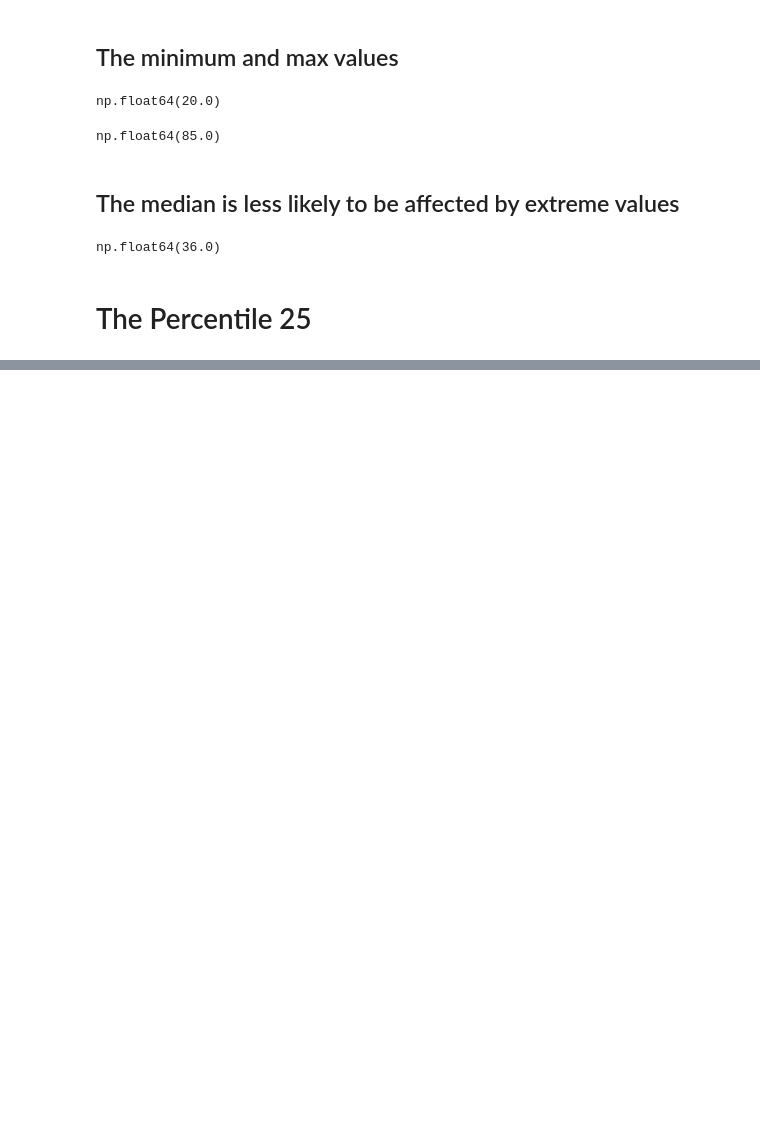
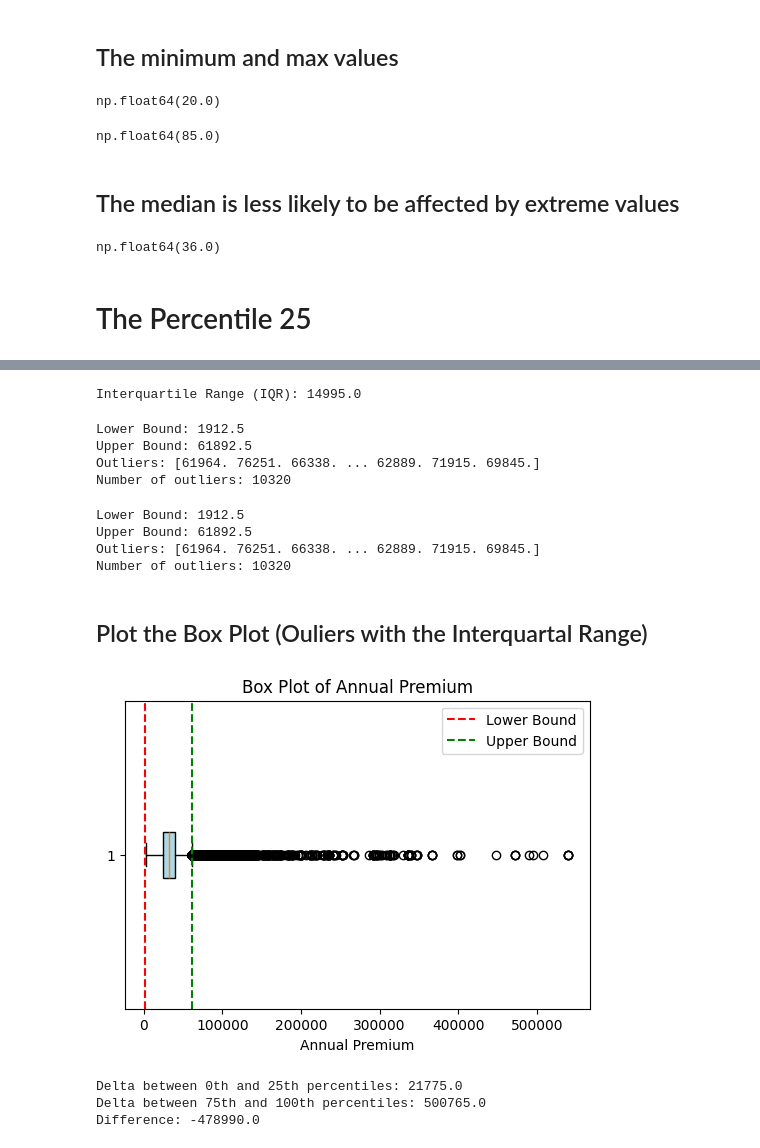
Before and after one commit to joseph-jomon/keaggling, a Jupyter notebook: First_task.ipynb, the cells around one changed output, grey strips where cells are left out. Drawn from its saved outputs; the diff is of its cells as text; code cells hidden in the pictures; blank space fills up the shorter version.

Commit message:
What to do in case of outliers

```diff
--- a/First_task.ipynb
+++ b/First_task.ipynb
@@ -316,0 +360,2 @@ q3 = np.percentile(age, 75)
+# %%
+q1_annual_premium = np.percentile(annual_premium, 25)
@@ -316,0 +364,65 @@ q3 = np.percentile(age, 75)
+# %%
+q3_annual_premium = np.percentile(annual_premium, 75)
+# %%
+iqr_annual_premium = q3_annual_premium - q1_annual_premium
+print("Interquartile Range (IQR):", iqr_annual_premium)
+# %% [output]
+Interquartile Range (IQR): 14995.0
+# %%
+lower_bound_annual_premium = q1_annual_premium - 1.5 * iqr_annual_premium
+upper_bound_annual_premium = q3_annual_premium + 1.5 * iqr_annual_premium
+print("Lower Bound:", lower_bound_annual_premium)
+print("Upper Bound:", upper_bound_annual_premium)
+# Identify outliers in Annual_Premium using IQR method
+outliers_annual_premium = annual_premium[(annual_premium < lower_bound_annual_premium) | (annual_premium > upper_bound_annual_premium)]
+print("Outliers:", outliers_annual_premium)
+print("Number of outliers:", len(outliers_annual_premium))
+# %% [output]
+Lower Bound: 1912.5
+Upper Bound: 61892.5
+Outliers: [61964. 76251. 66338. ... 62889. 71915. 69845.]
+Number of outliers: 10320
+# %%
+lower_bound_annual_premium = q1_annual_premium - 1.5 * iqr_annual_premium
+upper_bound_annual_premium = q3_annual_premium + 1.5 * iqr_annual_premium
+print("Lower Bound:", lower_bound_annual_premium)
+print("Upper Bound:", upper_bound_annual_premium)
+# Identify outliers in Annual_Premium using IQR method
+outliers_annual_premium = annual_premium[(annual_premium < lower_bound_annual_premium) | (annual_premium > upper_bound_annual_premium)]
+print("Outliers:", outliers_annual_premium)
+print("Number of outliers:", len(outliers_annual_premium))
+# %% [output]
+Lower Bound: 1912.5
+Upper Bound: 61892.5
+Outliers: [61964. 76251. 66338. ... 62889. 71915. 69845.]
+Number of outliers: 10320
+# %% [markdown]
+## Plot the Box Plot (Ouliers with the Interquartal Range)
+# %%
+# Plot the box plot
+plt.figure(figsize=(6, 4))
+plt.boxplot(annual_premium, vert=False, patch_artist=True, boxprops=dict(facecolor="lightblue"))
+plt.axvline(lower_bound_annual_premium, color='red', linestyle='--', label="Lower Bound")
+plt.axvline(upper_bound_annual_premium, color='green', linestyle='--', label="Upper Bound")
+
+# Labels and title
+plt.title("Box Plot of Annual Premium")
+plt.xlabel("Annual Premium")
+plt.legend()
+plt.show()
+# %% [output]
+[figure, added]
+# %%
+# When the delta between the 0th and 25th percentiles differs significantly from the delta between the 75th and 100th percentiles, the dataset probably contains outliers.
+q0_annual_premium = np.percentile(annual_premium, 0)
+q4_annual_premium = np.percentile(annual_premium, 100)
+Delta_0_25_annual_premium = q1_annual_premium - q0_annual_premium
+Delta_75_100_annual_premium = q4_annual_premium - q3_annual_premium
+print("Delta between 0th and 25th percentiles:", Delta_0_25_annual_premium)
+print("Delta between 75th and 100th percentiles:", Delta_75_100_annual_premium)
+print("Difference:", Delta_0_25_annual_premium - Delta_75_100_annual_premium)
+# The difference is positive, indicating that the 0th to 25th percentile range is larger than the 75th to 100th percentile range.
+# %% [output]
+Delta between 0th and 25th percentiles: 21775.0
+Delta between 75th and 100th percentiles: 500765.0
+Difference: -478990.0
```
Also changed, not shown: parts of 27 cells of this notebook.
